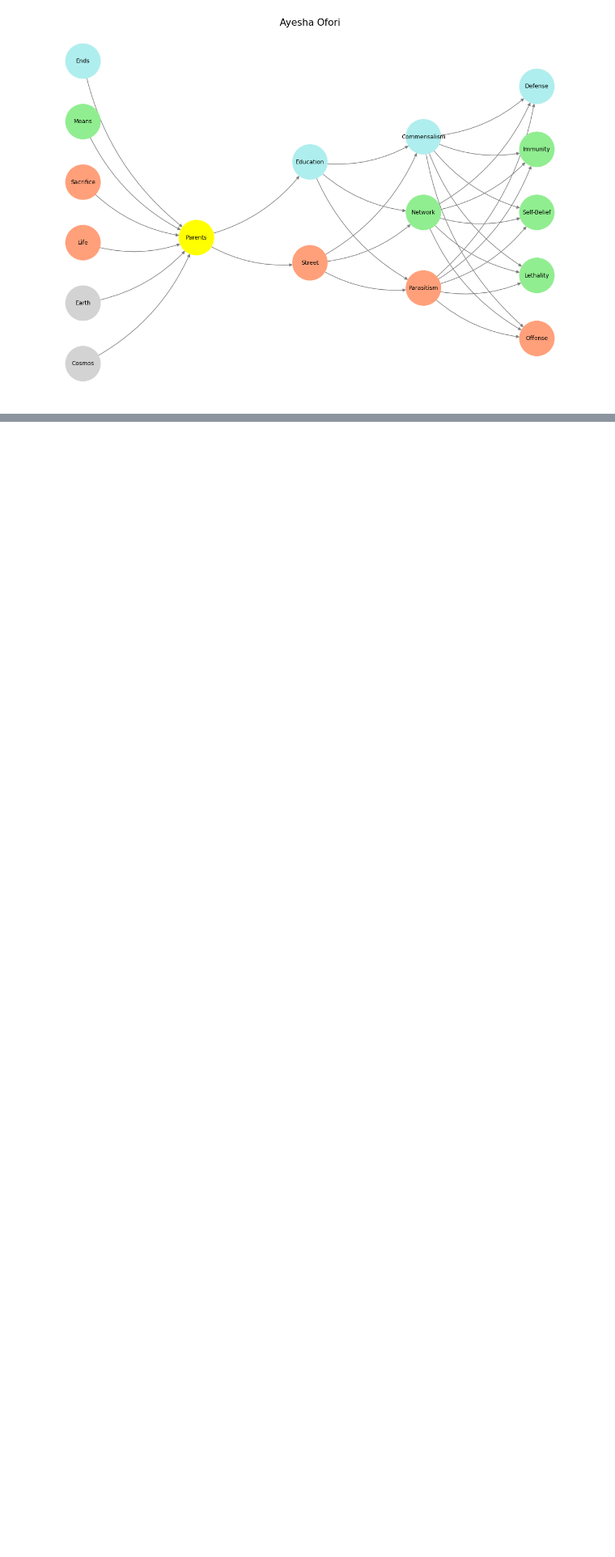
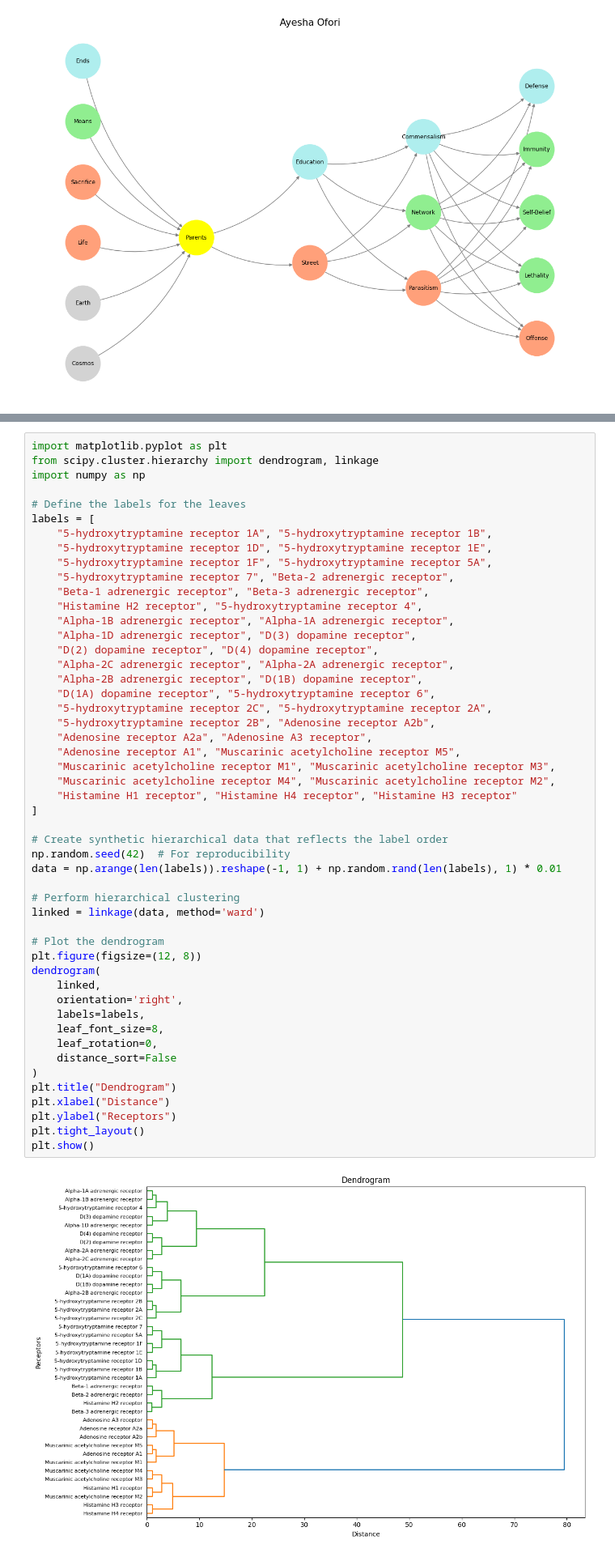
Before and after one commit to abikesa/native, a Jupyter notebook: kitabo/ensi/_build/jupyter_execute/act2/chapter1.ipynb, the cells around one changed output, grey strips where cells are left out. Shown: that part at 81% size. Drawn from its saved outputs; the diff is of its cells as text; blank space fills up the shorter version.

```diff
--- a/kitabo/ensi/_build/jupyter_execute/act2/chapter1.ipynb
+++ b/kitabo/ensi/_build/jupyter_execute/act2/chapter1.ipynb
@@ -90,0 +118,52 @@ _Nostalgia & Romanticism_. When monumental ends (victory), antiquarian means (wa
+# %%
+import matplotlib.pyplot as plt
+from scipy.cluster.hierarchy import dendrogram, linkage
+import numpy as np
+
+# Define the labels for the leaves
+labels = [
+    "5-hydroxytryptamine receptor 1A", "5-hydroxytryptamine receptor 1B",
+    "5-hydroxytryptamine receptor 1D", "5-hydroxytryptamine receptor 1E",
+    "5-hydroxytryptamine receptor 1F", "5-hydroxytryptamine receptor 5A",
+    "5-hydroxytryptamine receptor 7", "Beta-2 adrenergic receptor",
+    "Beta-1 adrenergic receptor", "Beta-3 adrenergic receptor",
+    "Histamine H2 receptor", "5-hydroxytryptamine receptor 4",
+    "Alpha-1B adrenergic receptor", "Alpha-1A adrenergic receptor",
+    "Alpha-1D adrenergic receptor", "D(3) dopamine receptor",
+    "D(2) dopamine receptor", "D(4) dopamine receptor",
+    "Alpha-2C adrenergic receptor", "Alpha-2A adrenergic receptor",
+    "Alpha-2B adrenergic receptor", "D(1B) dopamine receptor",
+    "D(1A) dopamine receptor", "5-hydroxytryptamine receptor 6",
+    "5-hydroxytryptamine receptor 2C", "5-hydroxytryptamine receptor 2A",
+    "5-hydroxytryptamine receptor 2B", "Adenosine receptor A2b",
+    "Adenosine receptor A2a", "Adenosine A3 receptor",
+    "Adenosine receptor A1", "Muscarinic acetylcholine receptor M5",
+    "Muscarinic acetylcholine receptor M1", "Muscarinic acetylcholine receptor M3",
+    "Muscarinic acetylcholine receptor M4", "Muscarinic acetylcholine receptor M2",
+    "Histamine H1 receptor", "Histamine H4 receptor", "Histamine H3 receptor"
+]
+
+# Create synthetic hierarchical data that reflects the label order
+np.random.seed(42)  # For reproducibility
+data = np.arange(len(labels)).reshape(-1, 1) + np.random.rand(len(labels), 1) * 0.01
+
+# Perform hierarchical clustering
+linked = linkage(data, method='ward')
+
+# Plot the dendrogram
+plt.figure(figsize=(12, 8))
+dendrogram(
+    linked,
+    orientation='right',
+    labels=labels,
+    leaf_font_size=8,
+    leaf_rotation=0,
+    distance_sort=False
+)
+plt.title("Dendrogram")
+plt.xlabel("Distance")
+plt.ylabel("Receptors")
+plt.tight_layout()
+plt.show()
+# %% [output]
+[figure, added]
```
Also changed, not shown: parts of 3 cells of this notebook, 6 other files.
